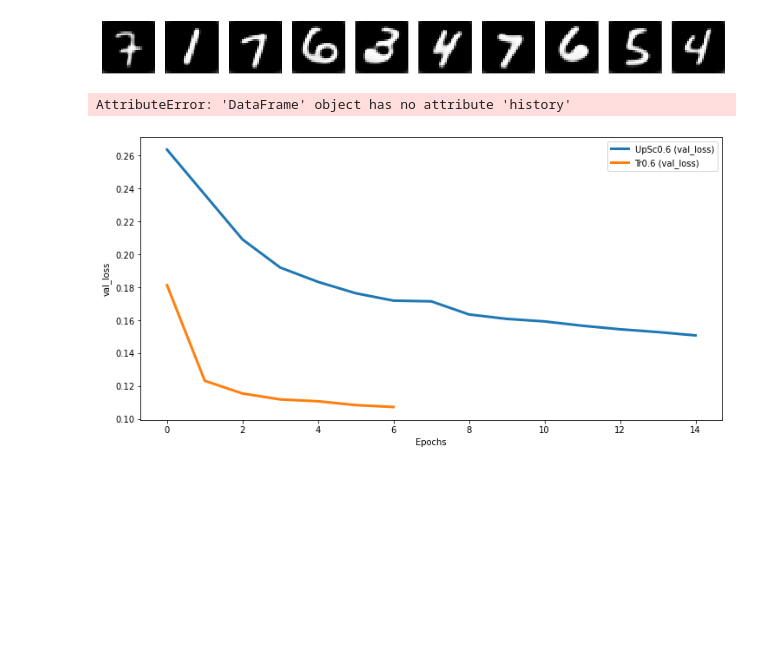
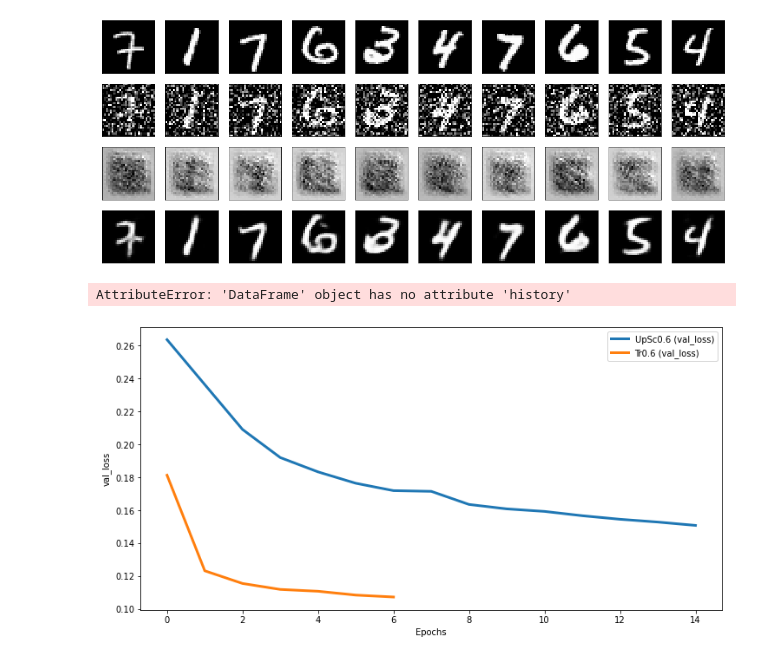
Before and after one commit to Greveley/AutoEncoderImageDenoise, a Jupyter notebook: DataPrep_and_Train.ipynb, the cells around one changed output. Cells and saved outputs as stored; diff of their text form; code cells hidden in the pictures; blank space fills up the shorter version.

```diff
--- a/DataPrep_and_Train.ipynb
+++ b/DataPrep_and_Train.ipynb
@@ -300,0 +176,3 @@ None
+# %%
+epochs = 15
+batch_size = 256
@@ -300,0 +182,3 @@ None
+# %%
+historyTr2 = modelTr2.fit(X_train_noisy, X_train, batch_size = batch_size, epochs = epochs,shuffle=True,
+                     validation_data =(X_test_noisy,X_test),callbacks=callback,use_multiprocessing=True)
@@ -325,3 +214,0 @@ Epoch 15/50
-# %%
-historyTr = modelTr.fit(X_train_noisy, X_train, batch_size = batch_size, epochs = epochs,shuffle=True,
-                    validation_data =(X_test_noisy,X_test),callbacks=callback,use_multiprocessing=True)
@@ -347,4 +217,3 @@ decoded_imgTr = modelTr.predict(X_test)
-# %%
-plot([decoded_imgTr],save=True)
-# %% [output]
-[figure, removed]
+# %%
+decoded_imgTr = modelTr.predict(X_test_noisy[0:10])
+decoded_imgTr2 = modelTr2.predict(X_test_noisy[0:10])
@@ -351,3 +222,7 @@ plot([decoded_imgTr],save=True)
+# %%
+plot([X_test,X_test_noisy,decoded_imgTr,decoded_imgTr2])
+# %% [output]
+[figure, added]
 # %%
 historyTr = pd.DataFrame(historyTr.history)
 historyTr["model"] = 'Tr0.6'
```
Also changed, not shown: parts of 26 cells of this notebook.
